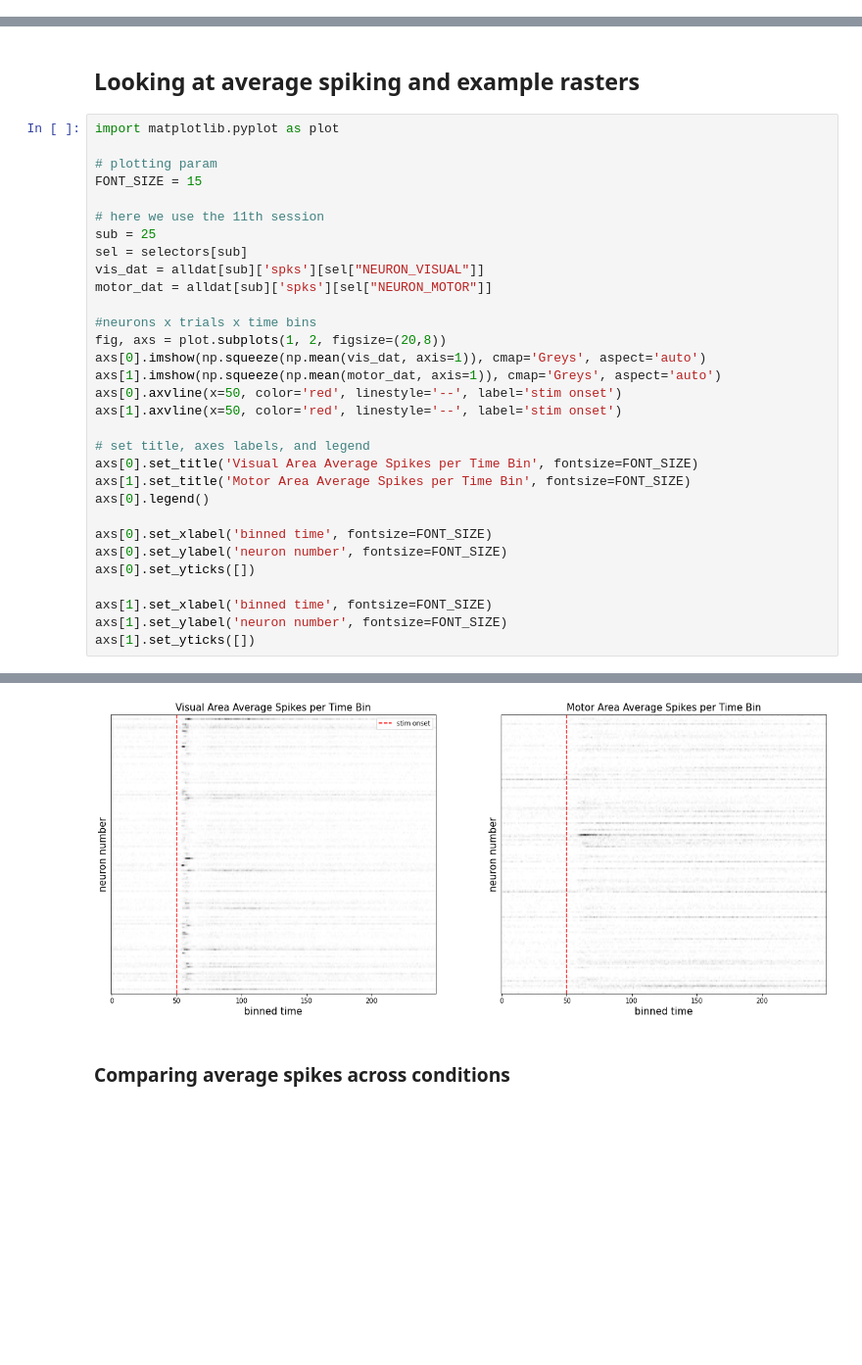
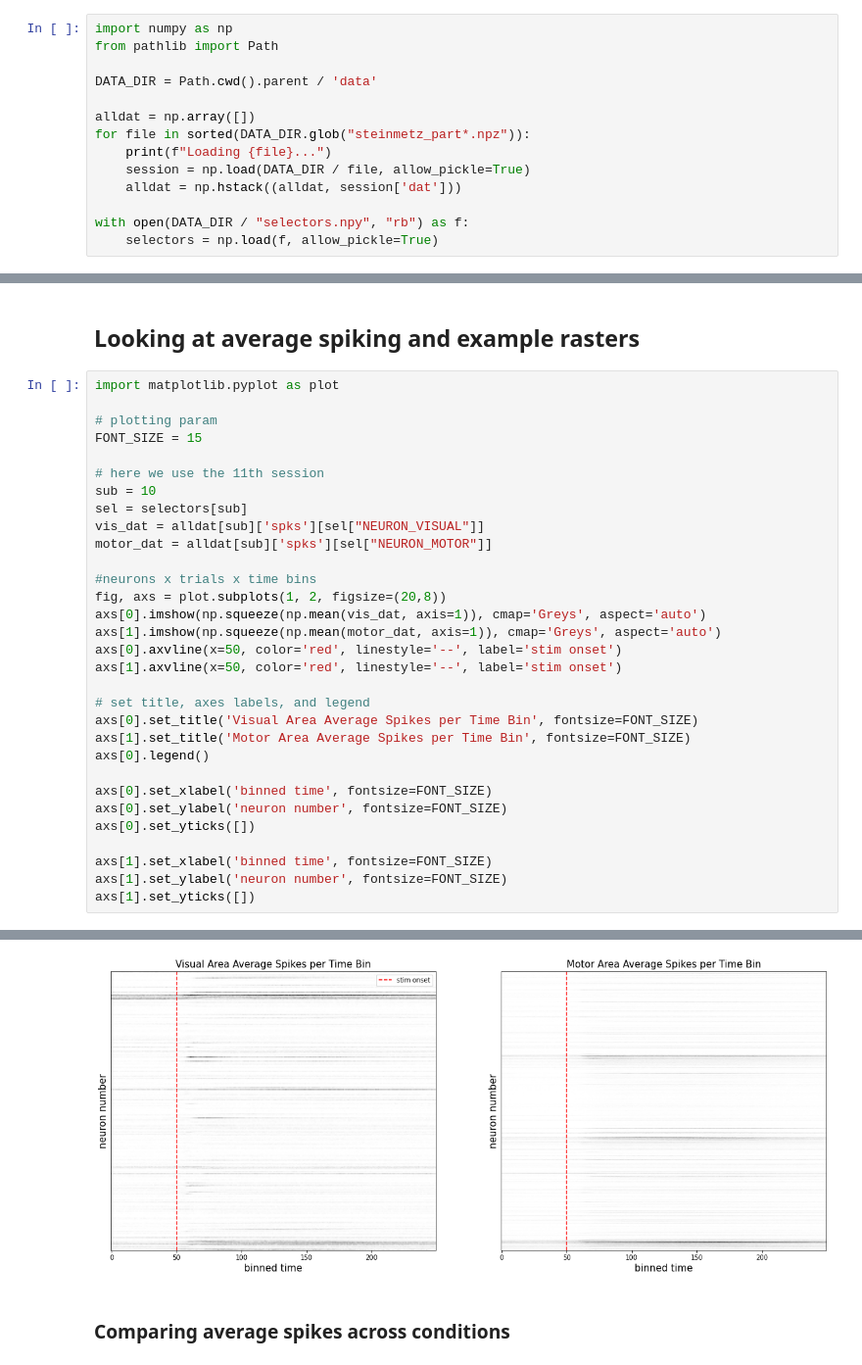
Before and after one commit to sjawhar/nma2020-steinmetz-project, a Jupyter notebook: notebooks/prelim_analysis.ipynb, the cells around one changed output, grey strips where cells are left out. Shown at 98% size. Cells and saved outputs as stored; diff of their text form; blank space fills up the shorter version.

```diff
--- a/notebooks/prelim_analysis.ipynb
+++ b/notebooks/prelim_analysis.ipynb
@@ -9,0 +1,14 @@ IPython.OutputArea.prototype._should_scroll = function(lines) {
+# %%
+import numpy as np
+from pathlib import Path
+
+DATA_DIR = Path.cwd().parent / 'data'
+
+alldat = np.array([])
+for file in sorted(DATA_DIR.glob("steinmetz_part*.npz")):
+    print(f"Loading {file}...")
+    session = np.load(DATA_DIR / file, allow_pickle=True)
+    alldat = np.hstack((alldat, session['dat']))
+
+with open(DATA_DIR / "selectors.npy", "rb") as f:
+    selectors = np.load(f, allow_pickle=True)
@@ -14,35 +23,35 @@ import matplotlib.pyplot as plot
 
 # plotting param
 FONT_SIZE = 15
 
 # here we use the 11th session
-sub = 25
+sub = 10
 sel = selectors[sub]
 vis_dat = alldat[sub]['spks'][sel["NEURON_VISUAL"]]
 motor_dat = alldat[sub]['spks'][sel["NEURON_MOTOR"]]
 
 #neurons x trials x time bins
 fig, axs = plot.subplots(1, 2, figsize=(20,8))
 axs[0].imshow(np.squeeze(np.mean(vis_dat, axis=1)), cmap='Greys', aspect='auto')
 axs[1].imshow(np.squeeze(np.mean(motor_dat, axis=1)), cmap='Greys', aspect='auto')
 axs[0].axvline(x=50, color='red', linestyle='--', label='stim onset')
 axs[1].axvline(x=50, color='red', linestyle='--', label='stim onset')
 
 # set title, axes labels, and legend
 axs[0].set_title('Visual Area Average Spikes per Time Bin', fontsize=FONT_SIZE)
 axs[1].set_title('Motor Area Average Spikes per Time Bin', fontsize=FONT_SIZE)
 axs[0].legend()
 
 axs[0].set_xlabel('binned time', fontsize=FONT_SIZE)
 axs[0].set_ylabel('neuron number', fontsize=FONT_SIZE)
 axs[0].set_yticks([])
 
 axs[1].set_xlabel('binned time', fontsize=FONT_SIZE)
 axs[1].set_ylabel('neuron number', fontsize=FONT_SIZE)
 axs[1].set_yticks([])
 # %% [output]
 []
-[figure, old version]
+[figure, new version]
 # %% [markdown]
 ### Comparing average spikes across conditions
 # %%
```
Also changed, not shown: parts of 13 cells of this notebook, 5 other files.
